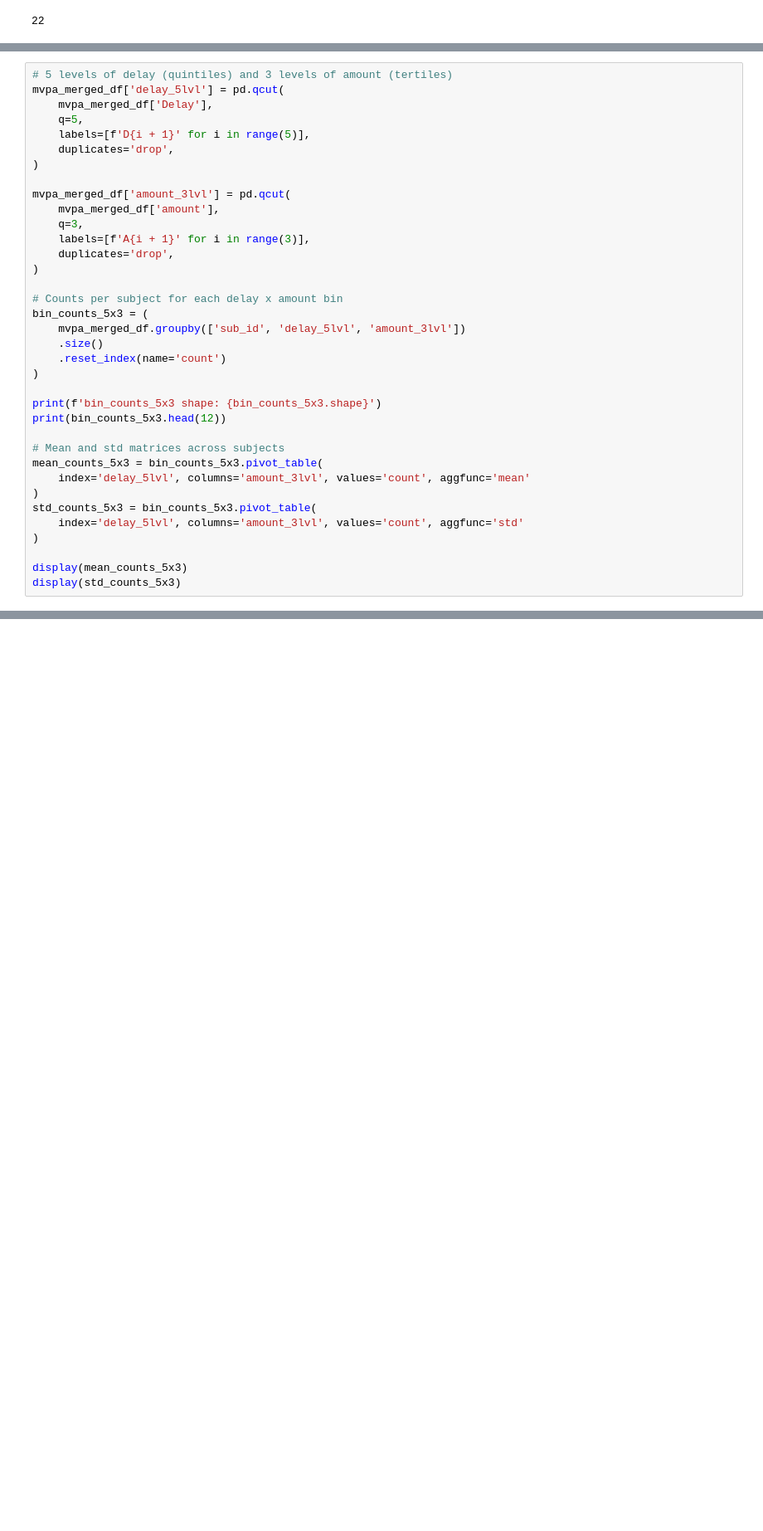
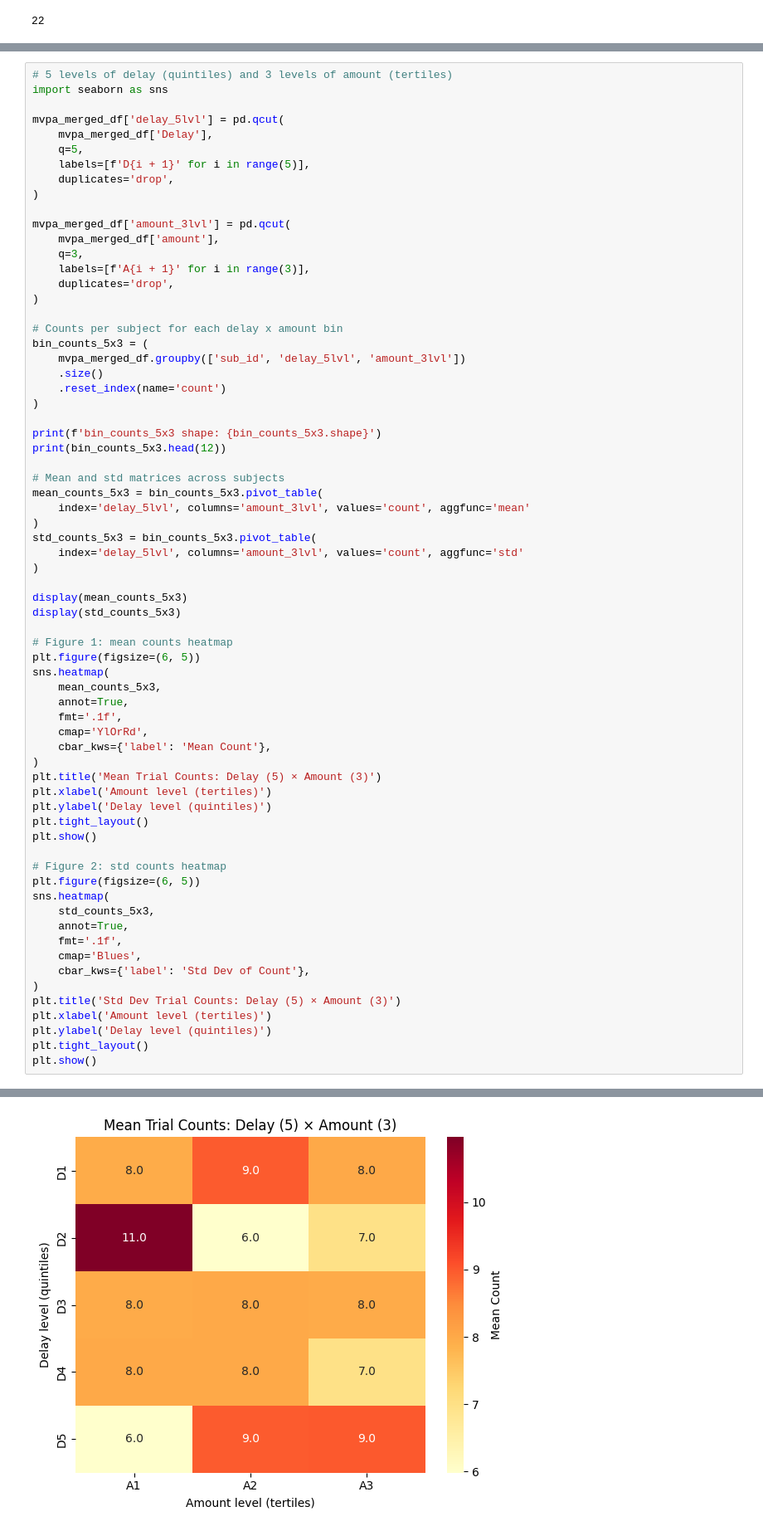
Before and after one commit to jmumford/dd-kable-analysis, a Jupyter notebook: analyses/mvpa/value_binned_delay/dev_analysis.ipynb, the cells around one changed output, grey strips where cells are left out. Shown at 83% size. Drawn from its saved outputs; the diff is of its cells as text; blank space fills up the shorter version.

```diff
--- a/analyses/mvpa/value_binned_delay/dev_analysis.ipynb
+++ b/analyses/mvpa/value_binned_delay/dev_analysis.ipynb
@@ -243,5 +264,7 @@ plt.show()
 # %%
 # 5 levels of delay (quintiles) and 3 levels of amount (tertiles)
+import seaborn as sns
+
 mvpa_merged_df['delay_5lvl'] = pd.qcut(
     mvpa_merged_df['Delay'],
     q=5,
@@ -276,3 +299,34 @@ std_counts_5x3 = bin_counts_5x3.pivot_table(
 
 display(mean_counts_5x3)
 display(std_counts_5x3)
+
+# Figure 1: mean counts heatmap
+plt.figure(figsize=(6, 5))
+sns.heatmap(
+    mean_counts_5x3,
+    annot=True,
+    fmt='.1f',
+    cmap='YlOrRd',
+    cbar_kws={'label': 'Mean Count'},
+)
+plt.title('Mean Trial Counts: Delay (5) × Amount (3)')
+plt.xlabel('Amount level (tertiles)')
+plt.ylabel('Delay level (quintiles)')
+plt.tight_layout()
+plt.show()
+
+# Figure 2: std counts heatmap
+plt.figure(figsize=(6, 5))
+sns.heatmap(
+    std_counts_5x3,
+    annot=True,
+    fmt='.1f',
+    cmap='Blues',
+    cbar_kws={'label': 'Std Dev of Count'},
+)
+plt.title('Std Dev Trial Counts: Delay (5) × Amount (3)')
+plt.xlabel('Amount level (tertiles)')
+plt.ylabel('Delay level (quintiles)')
+plt.tight_layout()
+plt.show()
+# %% [output]
@@ -278,0 +361 @@ display(std_counts_5x3)
+[figure, added]
```
Also changed, not shown: parts of 11 cells of this notebook, 10 other files.
